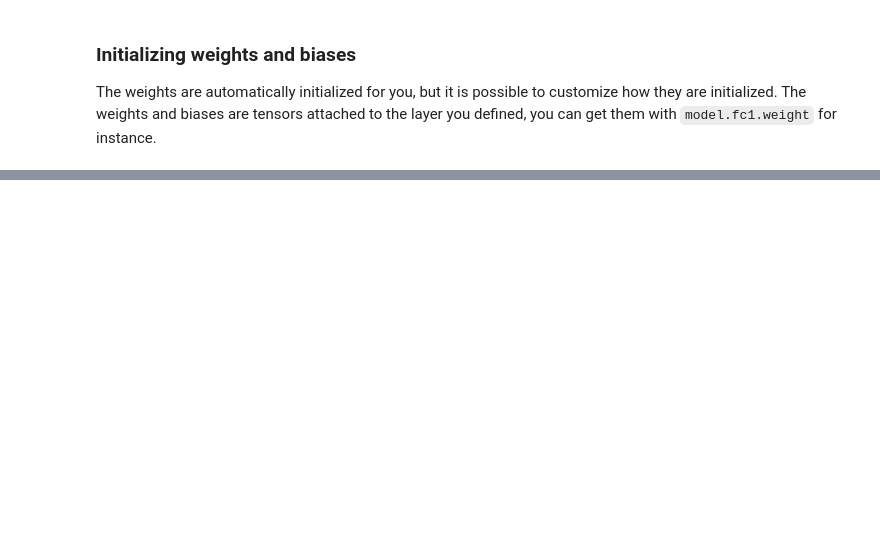
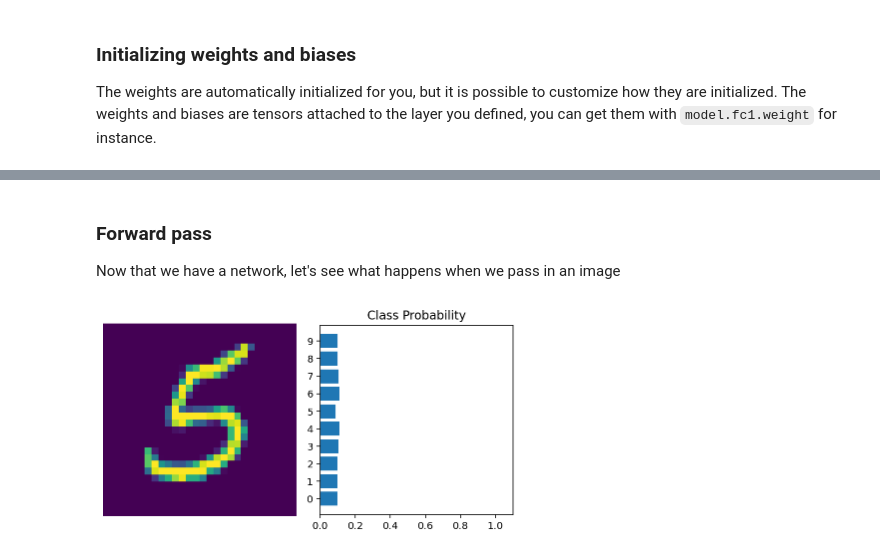
Before and after one commit to bwbelljr/ud_dl_nd, a Jupyter notebook: 2_neural_networks/dl_with_pytorch/part_2_Neural_Networks_PyTorch.ipynb, the cells around one changed output, grey strips where cells are left out. Cells and saved outputs as stored; diff of their text form; code cells hidden in the pictures; blank space fills up the shorter version.

```diff
--- a/2_neural_networks/dl_with_pytorch/part_2_Neural_Networks_PyTorch.ipynb
+++ b/2_neural_networks/dl_with_pytorch/part_2_Neural_Networks_PyTorch.ipynb
@@ -277,13 +264,13 @@ class BobNetwork(nn.Module):
   def __init__(self):
     super().__init__()
 
-    self.hidden1 = nn.Linear(784, 128)
-    self.hidden2 = nn.Linear(128, 64)
+    self.fc1 = nn.Linear(784, 128)
+    self.fc2 = nn.Linear(128, 64)
     self.output = nn.Linear(64, 10)
 
   def forward(self, x):
-    x = F.relu(self.hidden1(x))
-    x = F.relu(self.hidden2(x))
+    x = F.relu(self.fc1(x))
+    x = F.relu(self.fc2(x))
     x = F.softmax(self.output(x), dim=1)
 
     return x
@@ -317,0 +319,22 @@ tensor([0., 0., 0., 0., 0., 0., 0., 0., 0., 0., 0., 0., 0., 0., 0., 0., 0., 0.,
+# %% [markdown]
+### Forward pass
+
+Now that we have a network, let's see what happens when we pass in an image
+# %%
+# Grab some data
+dataiter = iter(trainloader)
+images, labels = dataiter.next()
+
+# Resize images into a 1D vector, new shape is (batch size, color channels,
+# image pixels)
+images.resize_(64, 1, 784)
+# or images.resize_(images.shape[0], 1, 784) to automatically get batch size
+
+# Forward pass through the network
+img_idx = 0
+ps = model.forward(images[img_idx, :])
+
+img = images[img_idx]
+helper.view_classify(img.view(1,28,28), ps)
+# %% [output]
+[figure, added]
```
Also changed, not shown: parts of 15 cells of this notebook.
